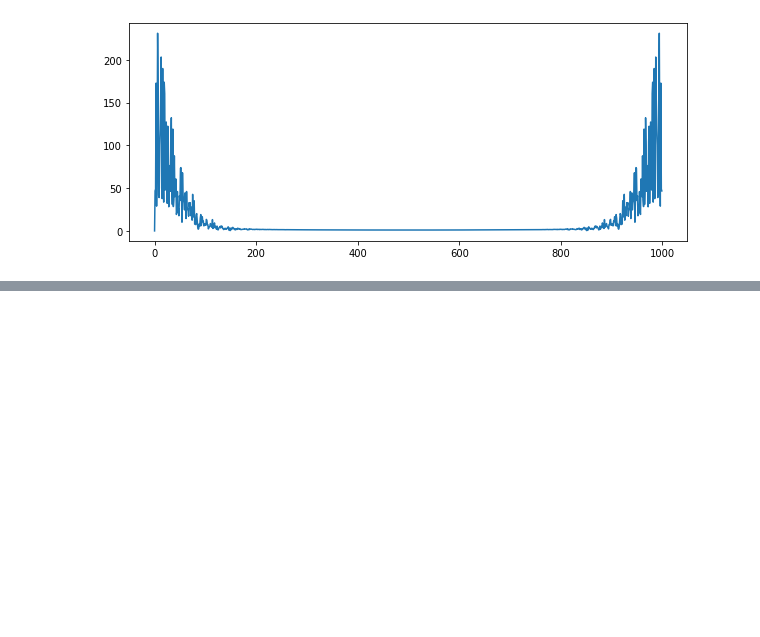
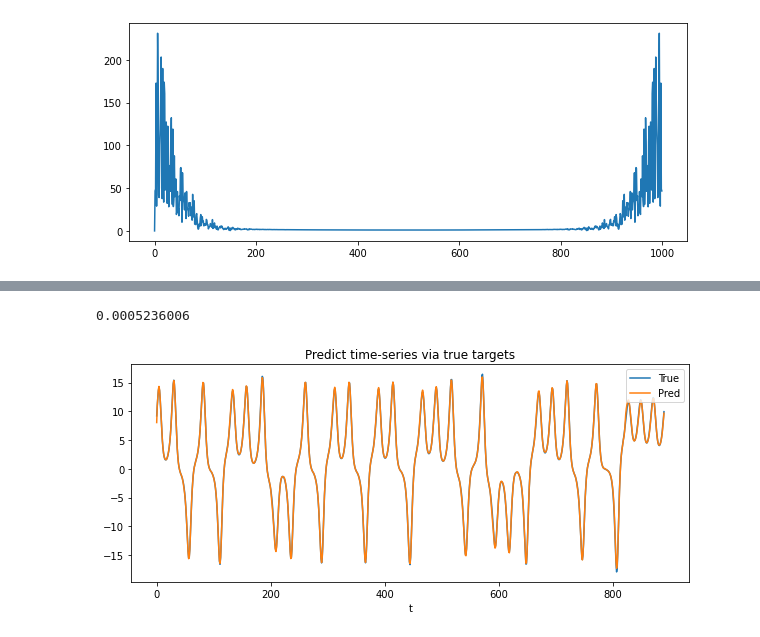
Before and after one commit to mpotta/bptt, a Jupyter notebook: RNNs for Chaos/rnns_for_chaos.ipynb, the cells around one changed output, grey strips where cells are left out. Drawn from its saved outputs; the diff is of its cells as text; code cells hidden in the pictures; blank space fills up the shorter version.

```diff
--- a/RNNs for Chaos/rnns_for_chaos.ipynb
+++ b/RNNs for Chaos/rnns_for_chaos.ipynb
@@ -211,12 +221,20 @@ Y_train = torch.from_numpy(Y_train).type(torch.float)
 ## Train the Recurrent Neural Network (RNN) via Teacher-forcing
 
 Teacher forcing is a technique that is frequently used in dynamical supervised learning tasks where the model (student) receives the ground truth output $d(t)$ (teacher) in the subsequent computation of the behaviour of the network. In our context, this framework allows us to design tasks that we understand perfectly, and since the teacher and student are both neural networks with the same activation function, we also know that the student is, in principle, capable of imitating the teacher flawlessly.
+# %%
+# Set flags
+sgd = True
+adam = False
 # %%
 # Init RNN model
 hidden_dim = 200
 net = RNNNet(1, hidden_dim, 1)
 
-optimizer = torch.optim.Adam(net.parameters(), lr=1e-3)
+if sgd:
+    optimizer = torch.optim.SGD(net.parameters(), lr=1e-3)
+if adam:
+    optimizer = torch.optim.adam(net.parameters(), lr=1e-3)
+
 loss_func = nn.MSELoss()
 
 # Number of iterations treated as burn-in
@@ -229,7 +247,7 @@ for epoch in range(500):
     # Burn-in
     net(X_train_step[:,0:burn_in_period,:])
 
-    # # Training Loop Option #1: Gradient descent after each sample
+    # Gradient Descent
     # for sample in range(X_train_step.shape[1]-burn_in_period):
     #     optimizer.zero_grad()
     #     input = X_train_step[:,burn_in_period+sample:burn_in_period+sample+1,:]
@@ -239,10 +257,6 @@ for epoch in range(500):
     #     loss.backward()
     #     optimizer.step()
 
-    # Training Loop Option #2: Teacher-forcing with a probability p to teach the network to rely more on its hidden state
-    # net.rnn.teacher_forcing_ratio = 0.5
-
-    # Training Loop Option #3: Gradient descent after each epoch
     optimizer.zero_grad()
     input = X_train_step[:,burn_in_period:,:]
     pred, _ = net(input)
@@ -370,0 +423,19 @@ plt.show()
+# %%
+# Reset Hidden State
+net_ss.rnn.init_hidden(X_train_step[:,0:burn_in_period,:].shape)
+
+# Burn-in
+net_ss(X_train_step[:,0:burn_in_period,:])
+
+# Predict time-series via true targets
+pred, _ = net_ss(X_train_step[:,burn_in_period:,:])
+
+# Compute loss
+error = loss_func(pred[-1,:,:].view(-1), Y_train[burn_in_period:]).detach().numpy()
+print(error)
+
+# Plot predictions
+plot_time_series(X[burn_in_period+q:], pred[-1,:,:].view(-1).detach().numpy(), True, mu, sigma, "Predict time-series via true targets")
+# %% [output]
+0.0005236006
+[figure, added]
```
Also changed, not shown: parts of 9 cells of this notebook, 1 other file.
